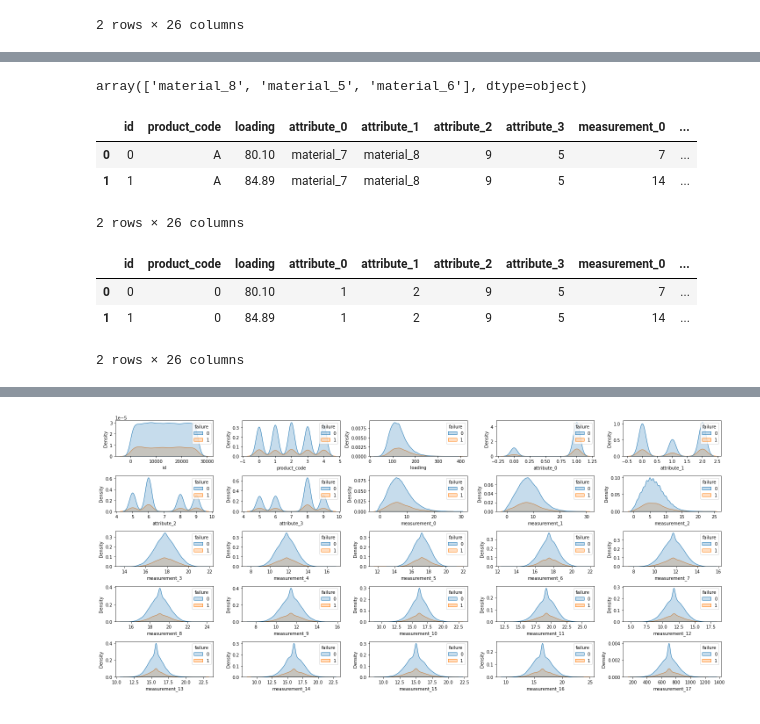
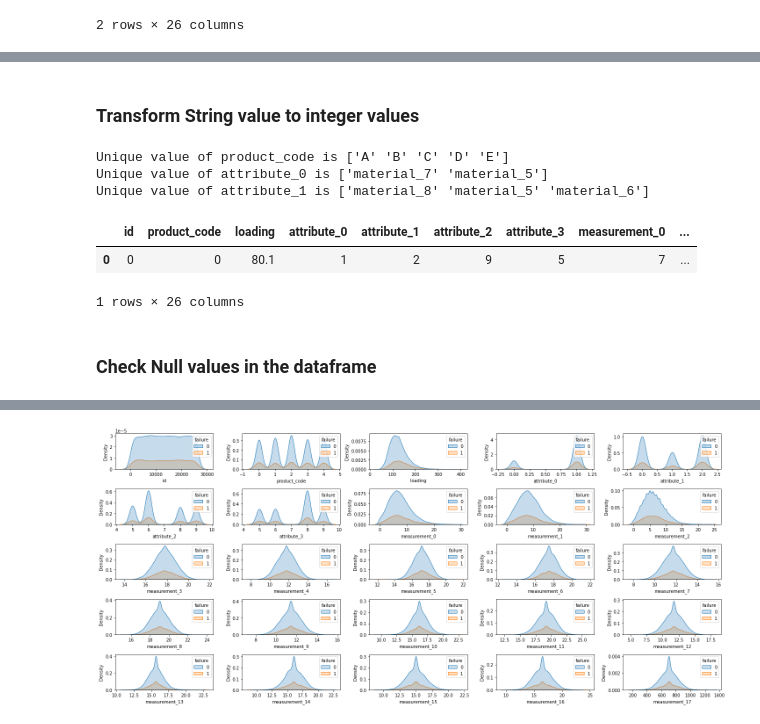
Before and after one commit to whehdwns/Kaggle_competition, a Jupyter notebook: Tabular_Playground_Aug_22/tps-aug-2022.ipynb, the cells around one changed output, grey strips where cells are left out. Drawn from its saved outputs; the diff is of its cells as text; code cells hidden in the pictures.

```diff
--- a/Tabular_Playground_Aug_22/tps-aug-2022.ipynb
+++ b/Tabular_Playground_Aug_22/tps-aug-2022.ipynb
@@ -20,8 +27,8 @@ all_files
 # %%
-train_df_orig = pd.read_csv(all_files[2])
+train_df_orig = pd.read_csv('../input/tabular-playground-series-aug-2022/train.csv')
 train_df = train_df_orig.copy()
 
-test_df_orig = pd.read_csv(all_files[1])
+test_df_orig = pd.read_csv('../input/tabular-playground-series-aug-2022/test.csv')
 test_df = test_df_orig.copy()
 # %%
 train_df.head(2)
@@ -81,4 +39,0 @@ array(['material_7', 'material_5'], dtype=object)
-# %%
-train_df['attribute_1'].unique()
-# %% [output]
-array(['material_8', 'material_5', 'material_6'], dtype=object)
@@ -88,7 +40,25 @@ le = preprocessing.LabelEncoder()
+# %% [markdown]
+### Transform String value to integer values
+# %%
+string_column = ['product_code', 'attribute_0', 'attribute_1']
+for i in string_column:
+    print("Unique value of "+str(i) +" is " + str(train_df[i].unique()))
+# %% [output]
+Unique value of product_code is ['A' 'B' 'C' 'D' 'E']
+Unique value of attribute_0 is ['material_7' 'material_5']
+Unique value of attribute_1 is ['material_8' 'material_5' 'material_6']
+# %%
+from sklearn import preprocessing
+le = preprocessing.LabelEncoder()
+
+for i in string_column:
+    le.fit(train_df[i])
+    train_df[i] = le.transform(train_df[i])
+    le.fit(test_df[i])
+    test_df[i] = le.transform(test_df[i])
 # %%
-train_df.head(2)
+train_df.head(1)
 # %% [output]
 |  | id | product_code | loading | attribute_0 | attribute_1 | attribute_2 | attribute_3 | measurement_0 | ... |
-| 0 | 0 | A | 80.10 | material_7 | material_8 | 9 | 5 | 7 | ... |
-| 1 | 1 | A | 84.89 | material_7 | material_8 | 9 | 5 | 14 | ... |
+| 0 | 0 | 0 | 80.1 | 1 | 2 | 9 | 5 | 7 | ... |
-2 rows × 26 columns
+1 rows × 26 columns
@@ -110,7 +65,2 @@ test_df['attribute_1'] = le.transform(test_df['attribute_1'])
-# %%
-train_df.head(2)
-# %% [output]
-|  | id | product_code | loading | attribute_0 | attribute_1 | attribute_2 | attribute_3 | measurement_0 | ... |
-| 0 | 0 | 0 | 80.10 | 1 | 2 | 9 | 5 | 7 | ... |
-| 1 | 1 | 0 | 84.89 | 1 | 2 | 9 | 5 | 14 | ... |
-2 rows × 26 columns
+# %% [markdown]
+### Check Null values in the dataframe
```
Also changed, not shown: parts of 39 cells of this notebook.
